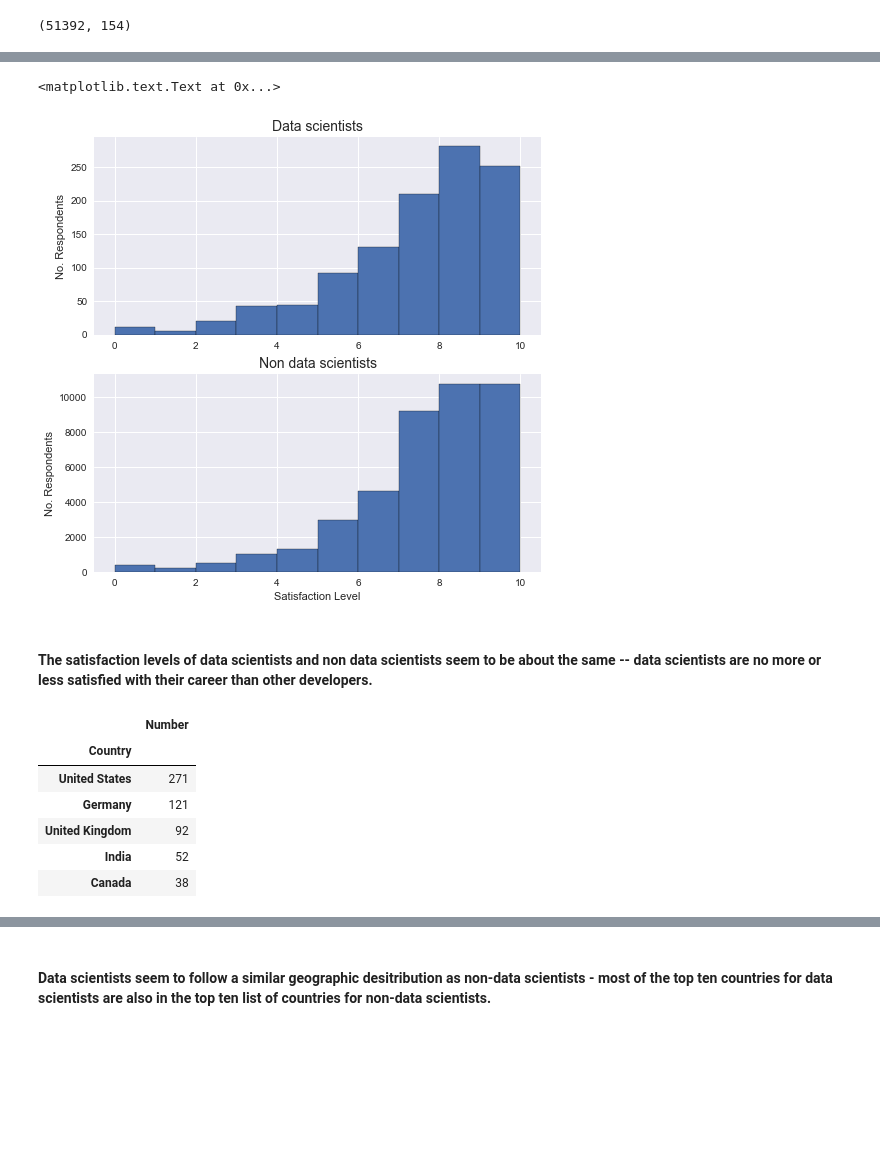
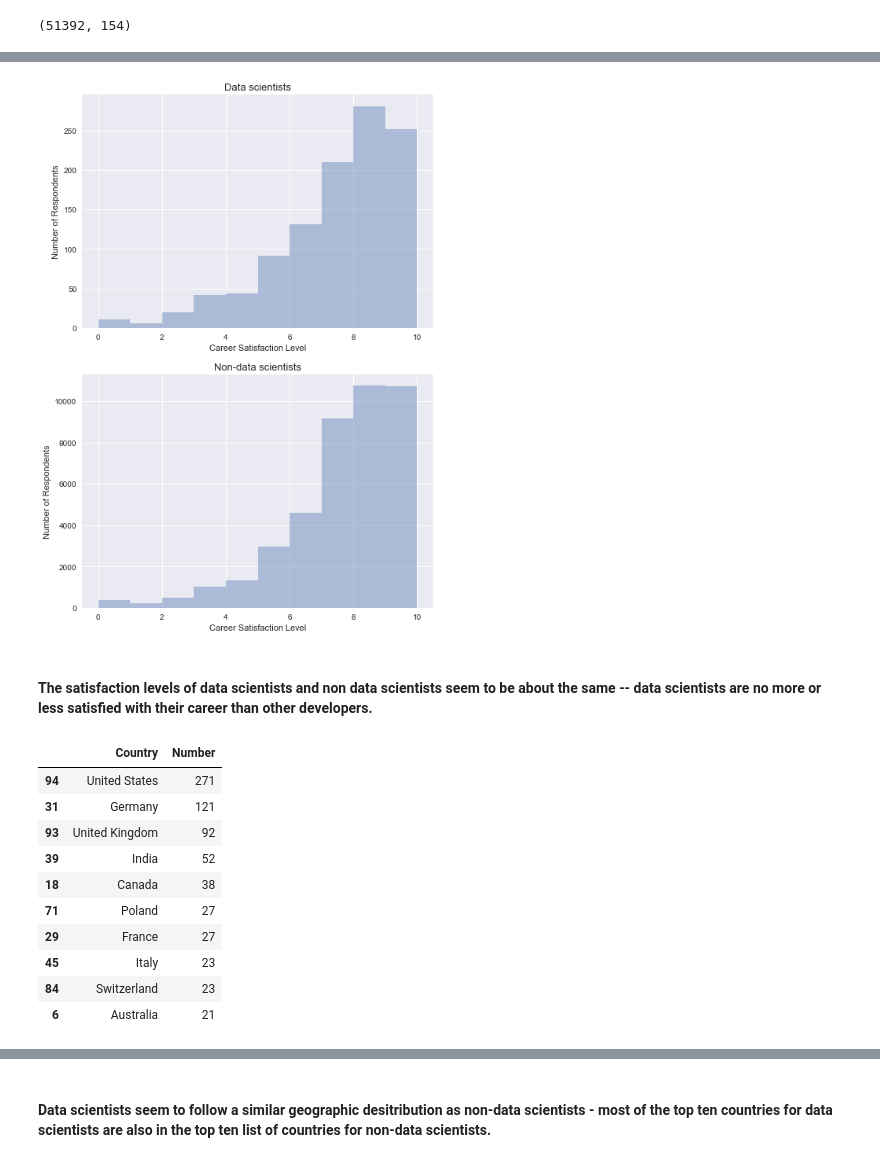
Before and after one commit to kwong0124/EDA_Project_SODevSurvey, a Jupyter notebook: EDA_Project_StackOverflowSurvey.ipynb, the cells around one changed output, grey strips where cells are left out. Saved outputs shown, nothing was run; the diff lists cells and outputs as text; code cells hidden in the pictures; blank space fills up the shorter version.

```diff
--- a/EDA_Project_StackOverflowSurvey.ipynb
+++ b/EDA_Project_StackOverflowSurvey.ipynb
@@ -47,7 +52,6 @@ narrow_data.head()
 | 4 | Professional developer | Switzerland | Employed full-time | Master's degree | Computer science or software engi... | Never | 10 to 19 employees | ... |
 # %%
 def find_ds(a_string):
-    '''Takes a string and looks for the words "Data scientist", if so, returns the row'''
     try:
         if re.search(r'Data scientist', a_string):
             return 1
@@ -69,19 +73,21 @@ narrow_data.head()
 ds_data = narrow_data[narrow_data.DataScientist == 1]
 non_ds_data = narrow_data[narrow_data.DataScientist == 0]
 # %%
-f, ax = plt.subplots(2, sharex=False, figsize=(8,8))
+f, (ax1, ax2) = plt.subplots(2, sharex=False, figsize=(8,12))
+sns.distplot(ds_data['CareerSatisfaction'].dropna(axis=0), ax=ax1, kde=False, bins=10,
+             axlabel='Career Satisfaction Level')
+ax1.set_ylabel('Number of Respondents')
+ax1.set_title('Data scientists', fontsize=13)
 
-ax[0].hist(ds_data['CareerSatisfaction'].dropna(axis=0), edgecolor='k')
-ax[0].set_title('Data scientists', fontsize=14)
-ax[0].set_ylabel('No. Respondents')
+sns.distplot(non_ds_data['CareerSatisfaction'].dropna(axis=0), ax=ax2, kde=False, bins=10,
+             axlabel='Career Satisfaction Level')
+ax2.set_ylabel('Number of Respondents')
+ax2.set_title('Non-data scientists', fontsize=13)
+ax2.set_xlabel('Career Satisfaction Level')
 
-ax[1].hist(non_ds_data['CareerSatisfaction'].dropna(axis=0), edgecolor='k')
-ax[1].set_title('Non data scientists', fontsize=14)
-ax[1].set_ylabel('No. Respondents')
-ax[1].set_xlabel('Satisfaction Level')
+plt.show()
 # %% [output]
-<matplotlib.text.Text at 0x...>
-[figure, old version]
+[figure, new version]
 # %% [markdown]
 #### The satisfaction levels of data scientists and non data scientists seem to be about the same -- data scientists are no more or less satisfied with their career than other developers.
 # %%
@@ -98,13 +102,17 @@ nonds_countries = nonds_countries.sort_values(['Number'], axis=0, ascending=Fals
 ds_countries = ds_countries[ds_countries.Number >= 10]
 nonds_countries = nonds_countries[nonds_countries.Number >= 400]
 # %%
-ds_countries.head()
+ds_countries.head(10)
 # %% [output]
-|  | Number |
-| Country |  |
-| United States | 271 |
-| Germany | 121 |
-| United Kingdom | 92 |
-| India | 52 |
-| Canada | 38 |
+|  | Country | Number |
+| 94 | United States | 271 |
+| 31 | Germany | 121 |
+| 93 | United Kingdom | 92 |
+| 39 | India | 52 |
+| 18 | Canada | 38 |
+| 71 | Poland | 27 |
+| 29 | France | 27 |
+| 45 | Italy | 23 |
+| 84 | Switzerland | 23 |
+| 6 | Australia | 21 |
 # %%
```
Also changed, not shown: parts of 40 cells of this notebook, 1 other file.
